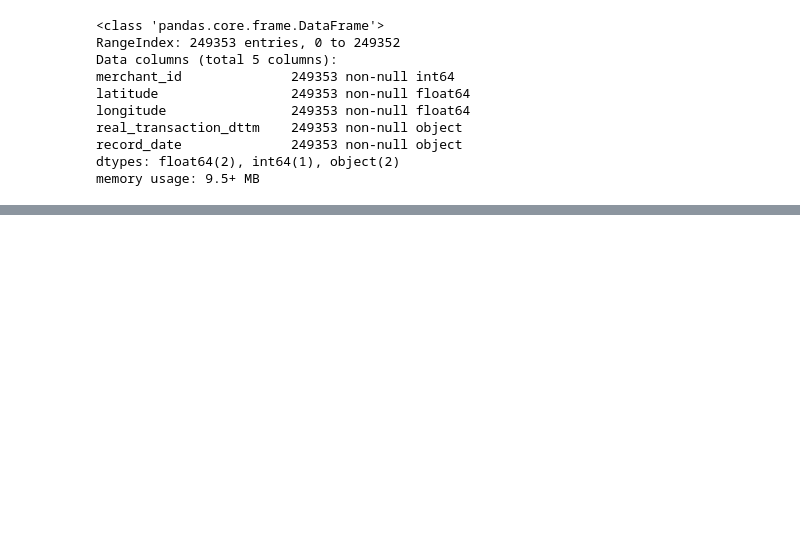
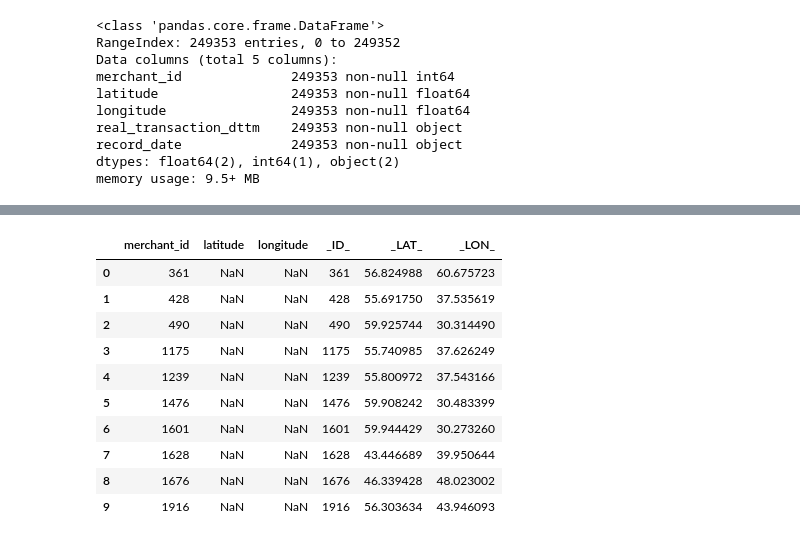
Before and after one commit to corvin28/tinkoff_boosters, a Jupyter notebook: task2.ipynb, the cells around one changed output, grey strips where cells are left out. Drawn from its saved outputs; the diff is of its cells as text; code cells hidden in the pictures; blank space fills up the shorter version.

```diff
--- a/task2.ipynb
+++ b/task2.ipynb
@@ -94,0 +221,6 @@ array([14796, 27744, 14842, ..., 13816, 13897, 13977])
+# %%
+prob = pd.read_csv('task2_outputs/output_xgboost2_2.csv')
+# %%
+coord_test['p'] = prob._VAL_.values
+# %%
+a = prob.groupby(prob._ID_)._VAL_.max()
@@ -94,0 +235,13 @@ array([14796, 27744, 14842, ..., 13816, 13897, 13977])
+# %%
+lat_med = tract.groupby(tract.merchant_id).latitude.median()[dtest.merchant_id.values].values
+lon_med = tract.groupby(tract.merchant_id).longitude.median()[dtest.merchant_id.values].values
+dtest['_ID_'] = dtest.merchant_id.values
+dtest['_LAT_'] = lat_med
+dtest['_LON_'] = lon_med
+for ID, val in zip(a.index.values, a.values):
+    c = coord_test.loc[coord_test.loc[coord_test.merchant_id == ID, 'p'].argmax(), ['latitude', 'longitude']].values
+    dtest.loc[dtest.merchant_id == ID, '_LAT_'] = c[0]
+    dtest.loc[dtest.merchant_id == ID, '_LON_'] = c[1]
+
+dtest._LAT_.fillna(0, inplace=True)
+dtest._LON_.fillna(0, inplace=True)
@@ -94,0 +270,14 @@ array([14796, 27744, 14842, ..., 13816, 13897, 13977])
+# %%
+dtest.head(10)
+# %% [output]
+|  | merchant_id | latitude | longitude | _ID_ | _LAT_ | _LON_ |
+| 0 | 361 | NaN | NaN | 361 | 56.824988 | 60.675723 |
+| 1 | 428 | NaN | NaN | 428 | 55.691750 | 37.535619 |
+| 2 | 490 | NaN | NaN | 490 | 59.925744 | 30.314490 |
+| 3 | 1175 | NaN | NaN | 1175 | 55.740985 | 37.626249 |
+| 4 | 1239 | NaN | NaN | 1239 | 55.800972 | 37.543166 |
+| 5 | 1476 | NaN | NaN | 1476 | 59.908242 | 30.483399 |
+| 6 | 1601 | NaN | NaN | 1601 | 59.944429 | 30.273260 |
+| 7 | 1628 | NaN | NaN | 1628 | 43.446689 | 39.950644 |
+| 8 | 1676 | NaN | NaN | 1676 | 46.339428 | 48.023002 |
+| 9 | 1916 | NaN | NaN | 1916 | 56.303634 | 43.946093 |
```
Also changed, not shown: parts of 50 cells of this notebook, 2 other files.
